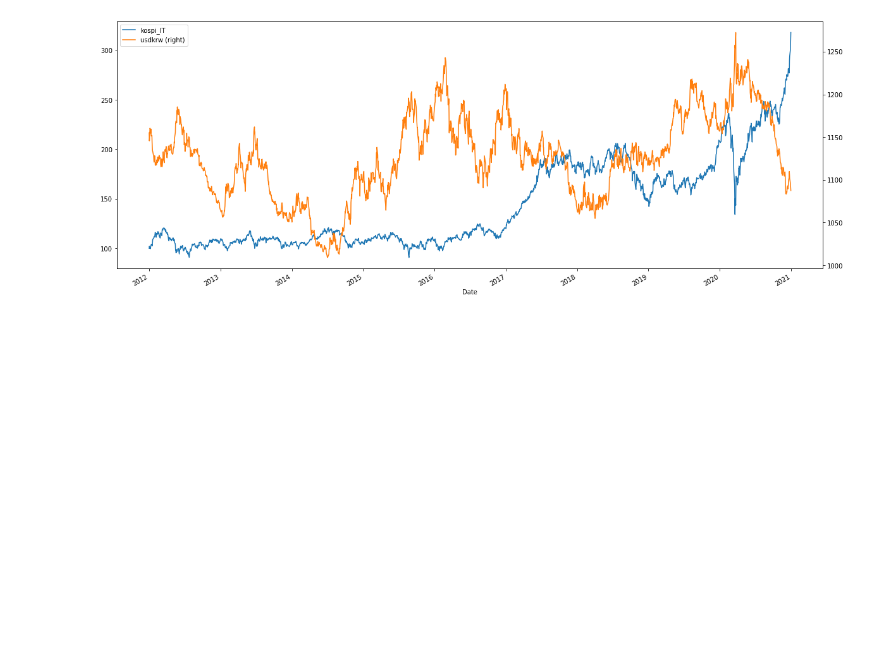
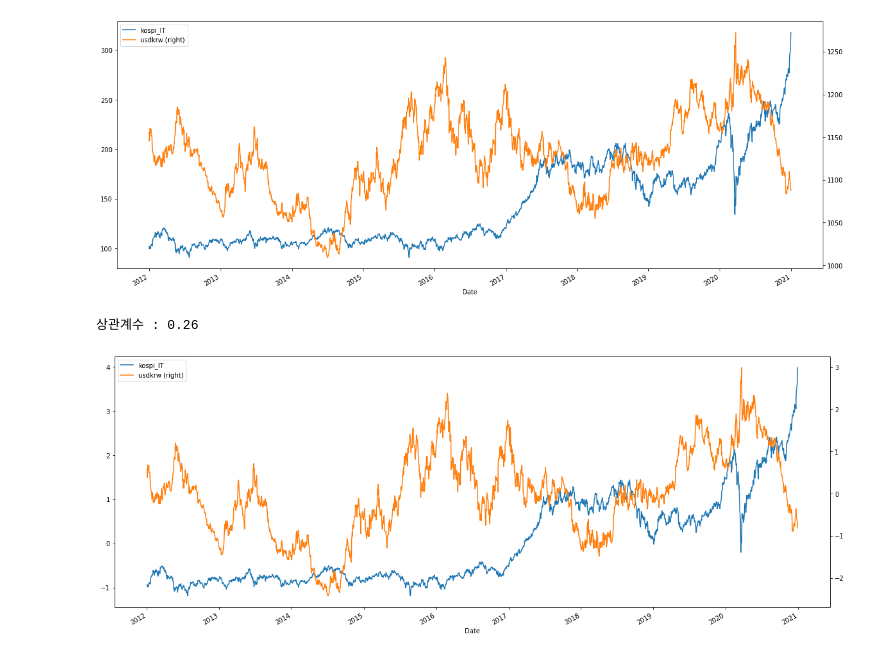
Before and after one commit to snoop2head/YBIGTA-Quant, a Jupyter notebook: 2주차/환율과 기술주_sanghoe.ipynb, the cells around one changed output. Cells and saved outputs as stored; diff of their text form; code cells hidden in the pictures; blank space fills up the shorter version.

```diff
--- a/2주차/환율과 기술주_sanghoe.ipynb
+++ b/2주차/환율과 기술주_sanghoe.ipynb
@@ -42,7 +42,7 @@ stock_dict = {
 # 반복문을 사용하여 여러 종목의 종가를 수집합니다.
 item_list = []
 for item_code in stock_dict.values():
-    close = fdr.DataReader(item_code, "2012", "2021")['Close']
+    close = fdr.DataReader(item_code, "2012", "2022")['Close']
     item_list.append(close)
 
 # 수집한 리스트를 axis=1(컬럼)을 기준으로 병합(concat) 합니다.
@@ -81,0 +84,14 @@ plt.show()
+# %%
+df_scaler = df.copy()
+# %%
+scaler = StandardScaler()
+# %%
+df_scaler[["kospi_IT", "usdkrw"]] = scaler.fit_transform(df)
+# %%
+print(f"상관계수 : {df_scaler['kospi_IT'].corr(df_scaler['usdkrw']):.2f}")
+
+df_scaler[["kospi_IT", "usdkrw"]].plot(secondary_y="usdkrw", figsize=(20,8))
+plt.show()
+# %% [output]
+상관계수 : 0.26
+[figure, added]
```
Also changed, not shown: parts of 4 cells of this notebook.
